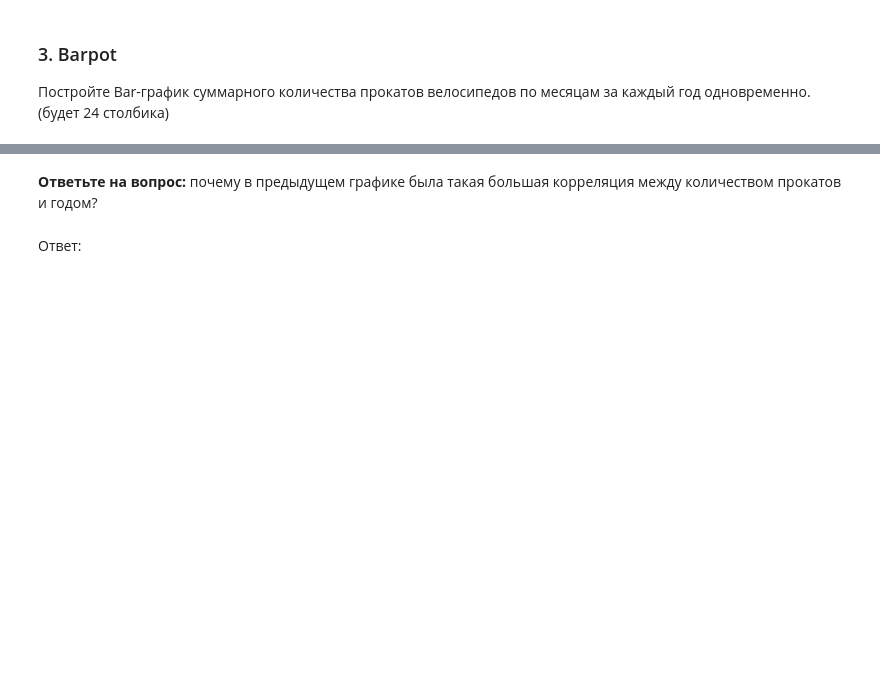
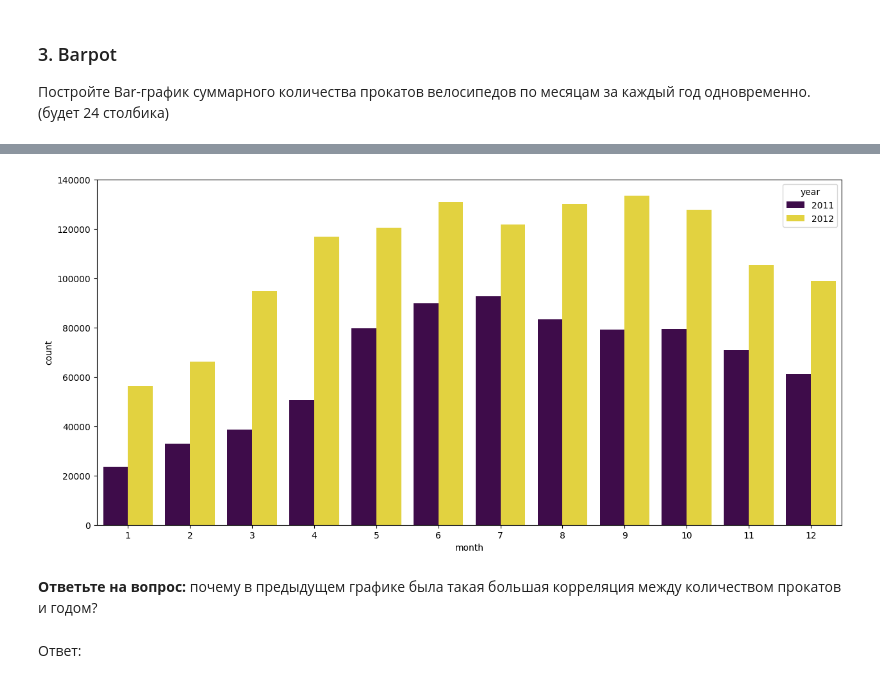
Before and after one commit to DanisStepanov/Computer-mathematics-systems, a Jupyter notebook: 5. Библиотека Pandas. Визуальный анализ данных/Практическая_работа_№5_Библиотека_Pandas.ipynb, the cells around one changed output, grey strips where cells are left out. Saved outputs shown, nothing was run; the diff lists cells and outputs as text; code cells hidden in the pictures; blank space fills up the shorter version.

```diff
--- a/5. Библиотека Pandas. Визуальный анализ данных/Практическая_работа_№5_Библиотека_Pandas.ipynb
+++ b/5. Библиотека Pandas. Визуальный анализ данных/Практическая_работа_№5_Библиотека_Pandas.ipynb
@@ -465,3 +475,6 @@ TypeError: This function accepts only strings (the name of an example dataset).
 ### 3. Barpot
 
 Постройте Bar-график суммарного количества прокатов велосипедов по месяцам за каждый год одновременно. (будет 24 столбика)
+# %%
+df['year'] = df['datetime'].dt.year
+df.head()
@@ -468,3 +488,10 @@ TypeError: This function accepts only strings (the name of an example dataset).
+# %%
+mat = df.groupby(['year', 'month'])['count'].sum().reset_index()
+plt.figure(figsize=(15, 7))
+sns.barplot(data=mat, x='month', y='count', hue='year', palette='viridis')
+plt.show()
+# %% [output]
+[figure, added]
 # %% [markdown]
 **Ответьте на вопрос:** почему в предыдущем графике была такая большая корреляция между количеством прокатов и годом?
 # %% [markdown]
```
Also changed, not shown: parts of 9 cells of this notebook.
